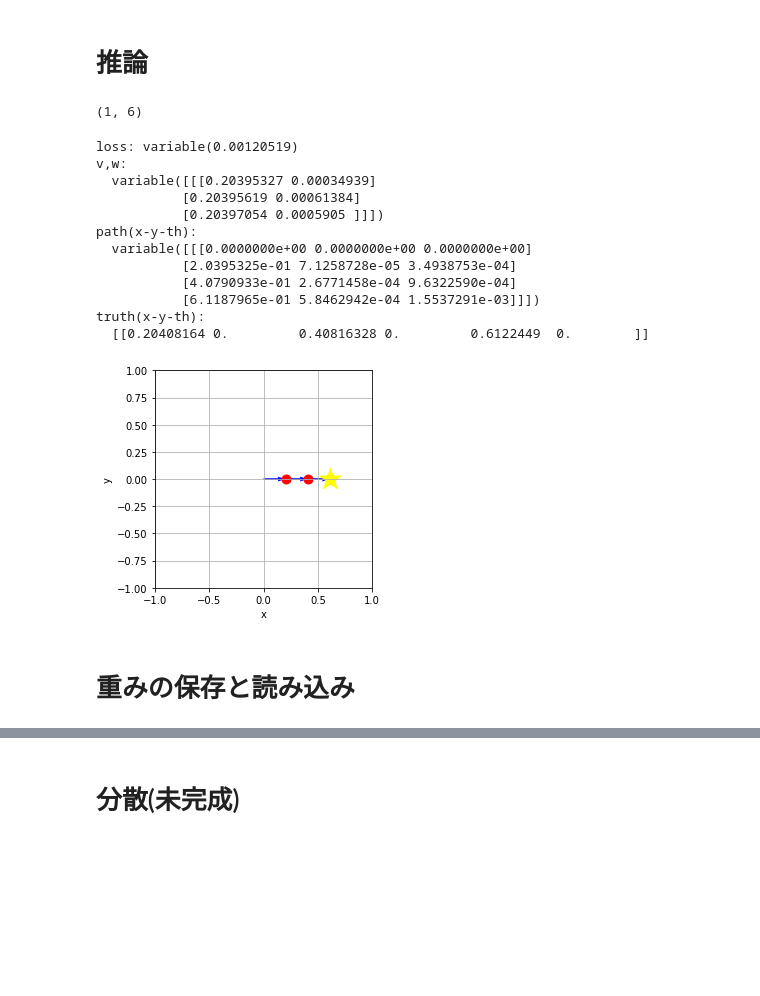
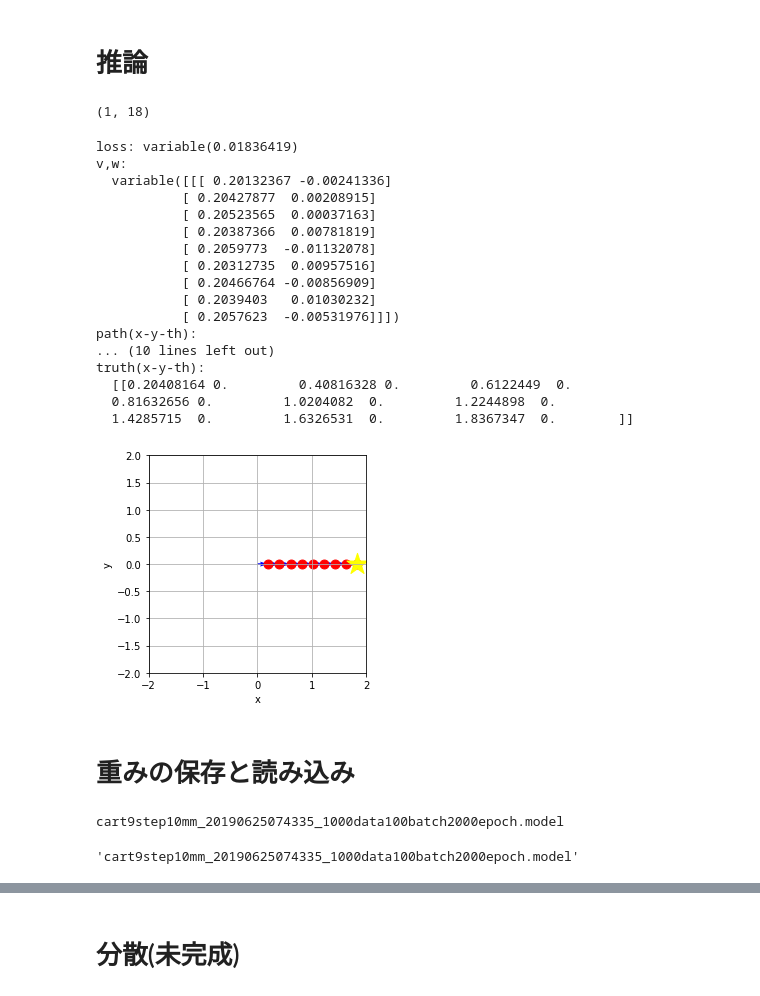
Before and after one commit to yotaseki/ParameterLearning, a Jupyter notebook: MovingCar.ipynb, the cells around one changed output, grey strips where cells are left out. Cells and saved outputs as stored; diff of their text form; code cells hidden in the pictures; blank space fills up the shorter version.

```diff
--- a/MovingCar.ipynb
+++ b/MovingCar.ipynb
@@ -294,20 +294,22 @@ print(test_path)
  [0.0000e+00 3.0000e+00 1.6801e+00]]
 [figure]
 # %%
+# 訓練データのパラメータ
 data_num = 1000
-data_len = 3 * 2 #(3step , X-Y)
+data_len = 9 * 2 #(3step , X-Y)
+space = 10
 
 def get_path_data(data_num, data_len):
-    data = np.empty((1,6),dtype=np.float32)
+    data = np.empty((0,data_len),dtype=np.float32)
     l = 10 # 円弧の長さ
     for i in range(data_num):
         rand_rad = np.random.rand() * (2*np.pi/3) - np.pi/3 # 回転範囲 -60 ~ 60
         path = make_arc_path_2(l,rand_rad)
-        path_es, idx_list = get_evenly_spaced_points(path, 0.1)
+        path_es, idx_list = get_evenly_spaced_points(path, space/1000)
         via_path = path_es[0:data_len/2]
         data = np.vstack((data,via_path.flatten()))
         #data = np.vstack((data,[via_path]))
-    return data[1:len(data)]
+    return data
 
 train_data = get_path_data(data_num,data_len)
 train_data = np.array(train_data,dtype=np.float32)
@@ -315,8 +317,7 @@ print(train_data.shape)
 print(train_data[0])
 if gpu_index >= 0:
     td = np.asnumpy(train_data)
-plt.scatter(td[:,0],td[:,1],c="red",edgecolor="red",s=30,marker="o")
-plt.scatter(td[:,2],td[:,3],c="red",edgecolor="red",s=30,marker="o")
-plt.scatter(td[:,4],td[:,5],c="red",edgecolor="red",s=30,marker="o")
+for i in range(0,data_len-1,2):
+    plt.scatter(td[:,i],td[:,i+1],c="red",edgecolor="red",s=30,marker="o")
 plt.axis('scaled')
 # %% [output]
@@ -485,17 +485,14 @@ def train(x_data, max_epoch, batch_size, snapshot=10):
             print(str(iterator)+"\t"+str(loss.data)+msg)
     return model
 # %%
-# Dataset
-data_len = 3*2
-data_size = 1000
-
 # Parameter
 batch_size = 100
 max_epoch  = 2000
-iteration = data_size / batch_size * max_epoch
+iteration = data_num / batch_size * max_epoch
+print("iter:", iteration)
 snapshot = 100
-num_step = 3
-input_dim = num_step*2
+num_step = int(data_len/2)
+input_dim = int(data_len)
 
 # Training
 start_t = time.time()
@@ -526,7 +523,7 @@ Time :752.4597046375275
 def predict(model, x_test, plot=0, xlim=[-5,5],ylim=[-5,5]):
     x_data = Variable(x_test)
     y = model(x_data)
-    car = CartLayer(len(y))s
+    car = CartLayer(len(y))
     predpos = calc_car_pos(car, y)
     truepos = Variable(x_test)
     loss,msg = loss_function(y, x_data)
@@ -544,23 +541,28 @@ via_path = path_es[0:data_len/2]
 sample_x_test = np.array([via_path.flatten()],dtype=np.float32)
 print(sample_x_test.shape)
 # %% [output]
-(1, 6)
+(1, 18)
 # %%
-predict(model, sample_x_test, plot=1, xlim=[-1,1], ylim=[-1,1])
+predict(model, sample_x_test, plot=1, xlim=[-2,2], ylim=[-2,2])
 # %% [output]
-loss: variable(0.00120519)
+loss: variable(0.01836419)
 v,w:
-  variable([[[0.20395327 0.00034939]
-           [0.20395619 0.00061384]
-           [0.20397054 0.0005905 ]]])
+  variable([[[ 0.20132367 -0.00241336]
+           [ 0.20427877  0.00208915]
+           [ 0.20523565  0.00037163]
+           [ 0.20387366  0.00781819]
+           [ 0.2059773  -0.01132078]
+           [ 0.20312735  0.00957516]
+           [ 0.20466764 -0.00856909]
+           [ 0.2039403   0.01030232]
+           [ 0.2057623  -0.00531976]]])
 path(x-y-th):
-  variable([[[0.0000000e+00 0.0000000e+00 0.0000000e+00]
-           [2.0395325e-01 7.1258728e-05 3.4938753e-04]
-           [4.0790933e-01 2.6771458e-04 9.6322590e-04]
-           [6.1187965e-01 5.8462942e-04 1.5537291e-03]]])
+... (10 lines left out)
 truth(x-y-th):
-  [[0.20408164 0.         0.40816328 0.         0.6122449  0.        ]]
+  [[0.20408164 0.         0.40816328 0.         0.6122449  0.
+  0.81632656 0.         1.0204082  0.         1.2244898  0.
+  1.4285715  0.         1.6326531  0.         1.8367347  0.        ]]
-[figure, old version]
+[figure, new version]
 # %% [markdown]
 # 重みの保存と読み込み
 # %%
@@ -586,9 +589,13 @@ def load_pretrained(name):
     serializers.load_npz(name, load_model)
     return load_model
 # %%
-# save
+# save & copy
+import shutil
 save_pretrained(model, 'tmp.model')
-# os.rename('tmp.model', get_filename())
+shutil.copyfile('tmp.model', gen_filename())
+# %% [output]
+cart9step10mm_20190625074335_1000data100batch2000epoch.model
+'cart9step10mm_20190625074335_1000data100batch2000epoch.model'
 # %%
 # Parameter
 batch_size = 10
```
Also changed, not shown: parts of 8 cells of this notebook.
